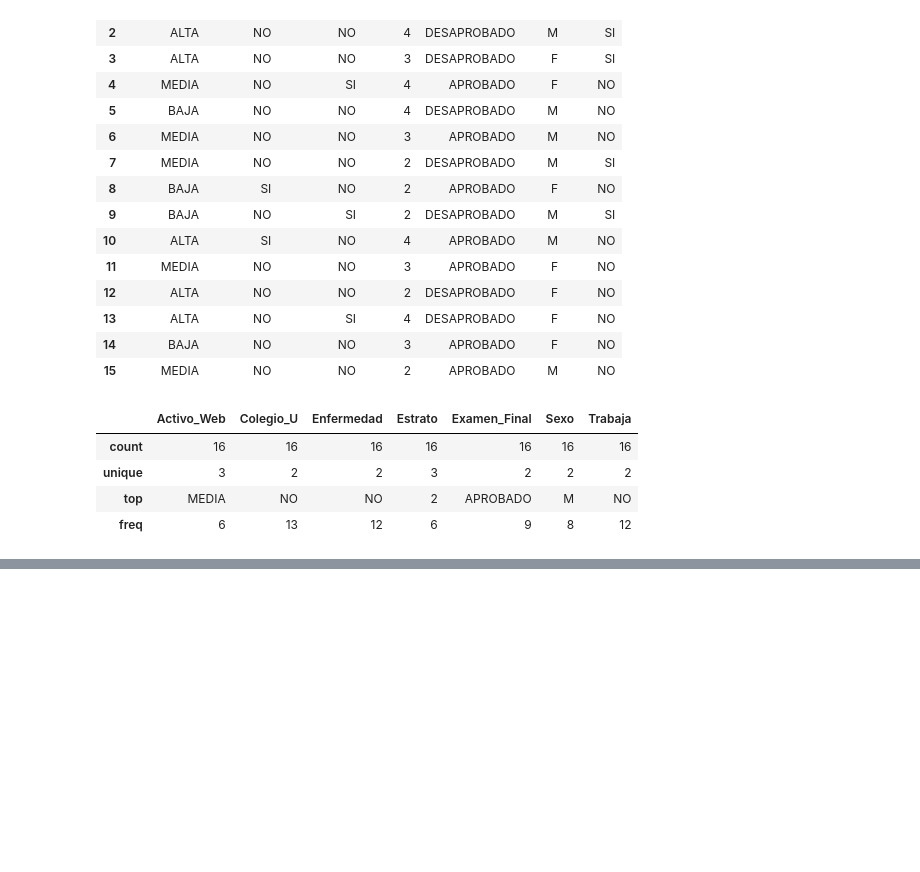
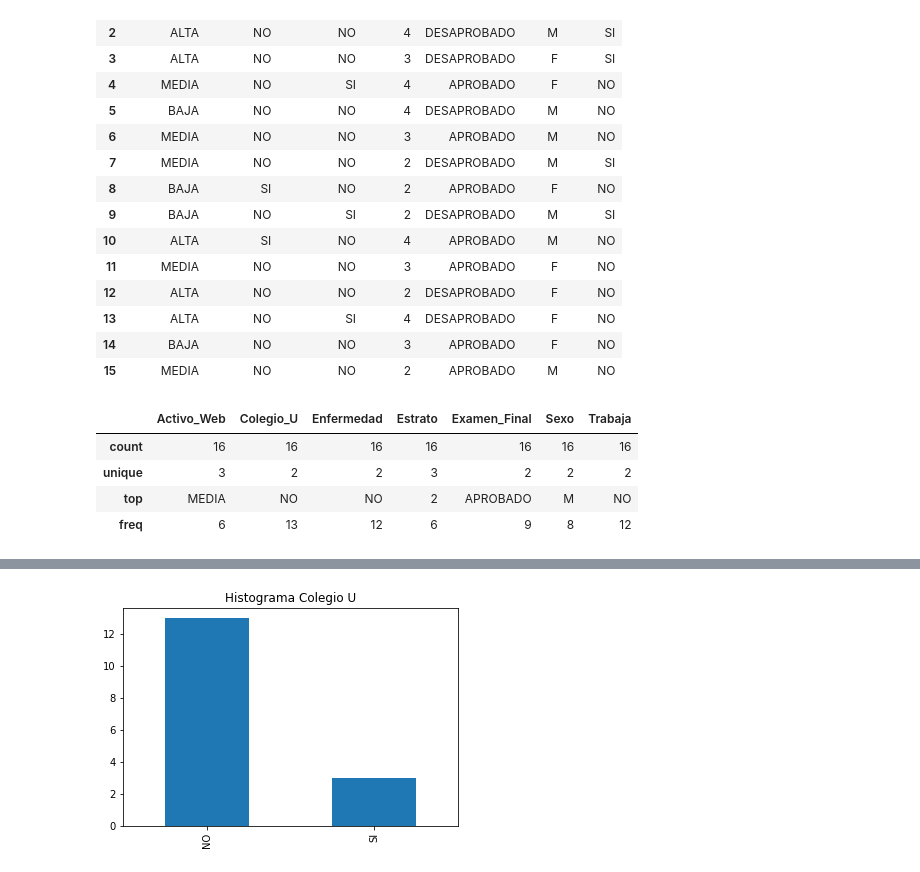
Before and after one commit to romualdo97/data_mining_studies, a Jupyter notebook: python_jupyter_notebook/1_introduction/0_data_preprocessing.ipynb, the cells around one changed output, grey strips where cells are left out. Drawn from its saved outputs; the diff is of its cells as text; code cells hidden in the pictures; blank space fills up the shorter version.

```diff
--- a/python_jupyter_notebook/1_introduction/0_data_preprocessing.ipynb
+++ b/python_jupyter_notebook/1_introduction/0_data_preprocessing.ipynb
@@ -210,0 +165,5 @@ dir(pd.DataFrame)
+# %%
+df4descriveCategorical['Colegio_U'].value_counts().plot(kind='bar', title='Histograma Colegio U');
+#plt.show()
+# %% [output]
+[figure, added]
```
Also changed, not shown: parts of 21 cells of this notebook, 2 other files.
